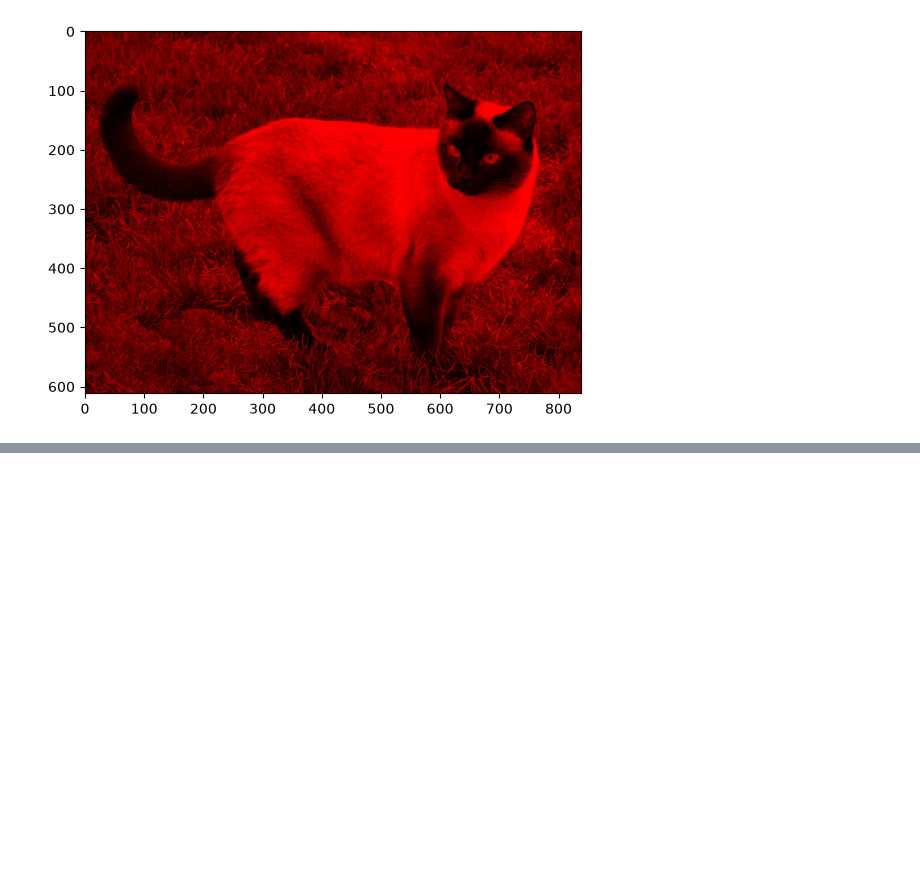
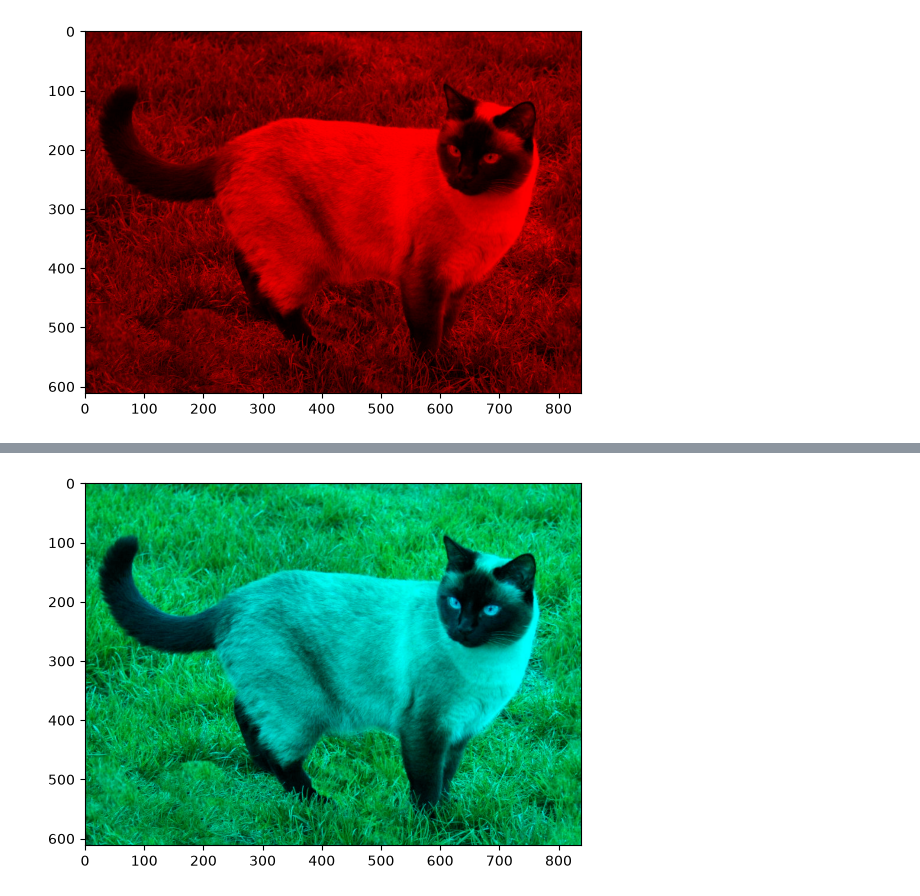
Before and after one commit to mikecr96/PDI-Ago-dic26-Gpo1, a Jupyter notebook: Semana V/color.ipynb, the cells around one changed output, grey strips where cells are left out. Drawn from its saved outputs; the diff is of its cells as text; code cells hidden in the pictures; blank space fills up the shorter version.

```diff
--- a/Semana V/color.ipynb
+++ b/Semana V/color.ipynb
@@ -91,0 +136,14 @@ plt.show()
+# %%
+# G + B (Sin rojo) -> cian
+
+# Apagar canal R
+# 1. Crear una copia para no afectar a la imagen original
+imagen_cian = imagen.copy()
+
+# 2. Apagar los canales G,B
+imagen_cian[:, :, 0] = 0
+
+plt.imshow(imagen_cian)
+plt.show()
+# %% [output]
+[figure, added]
```
Also changed, not shown: parts of 6 cells of this notebook, 1 other file.
